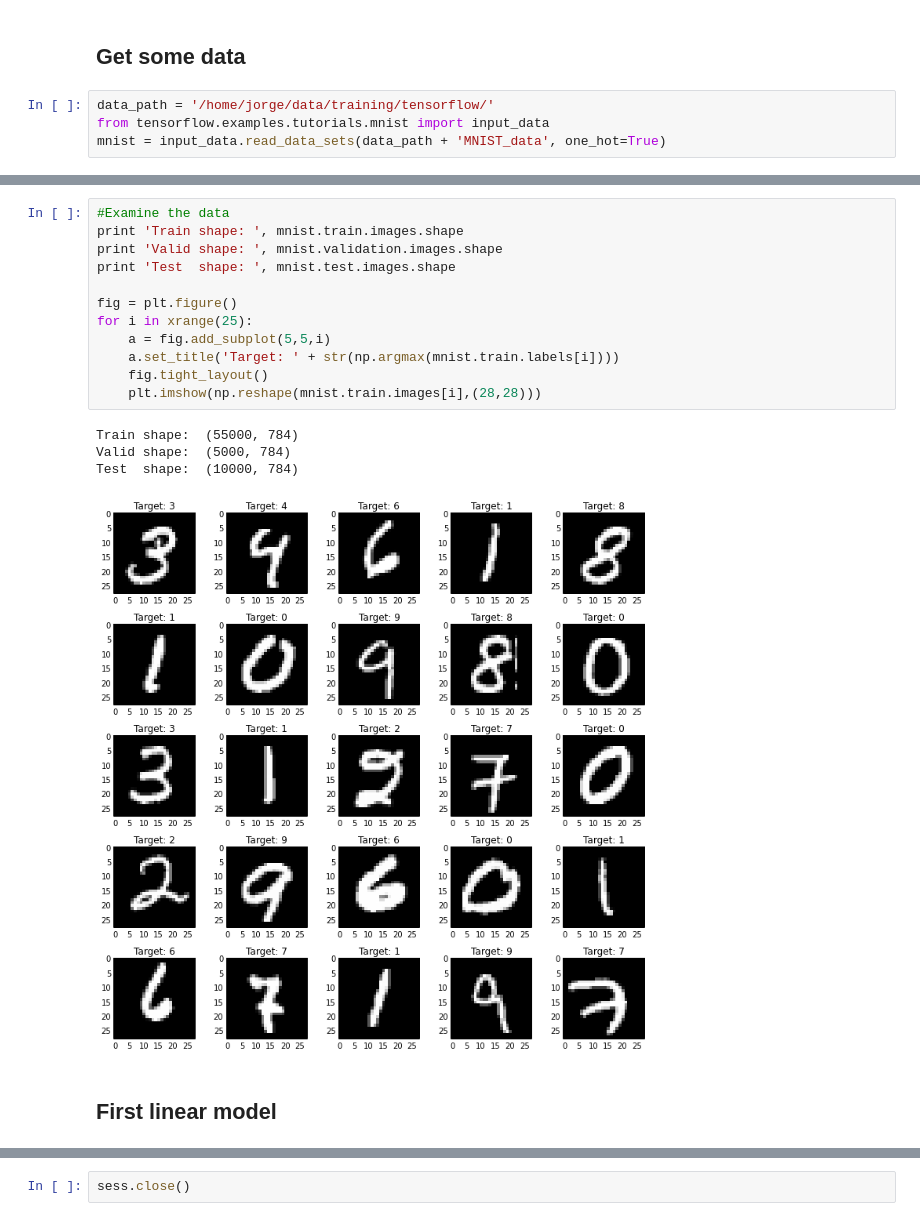
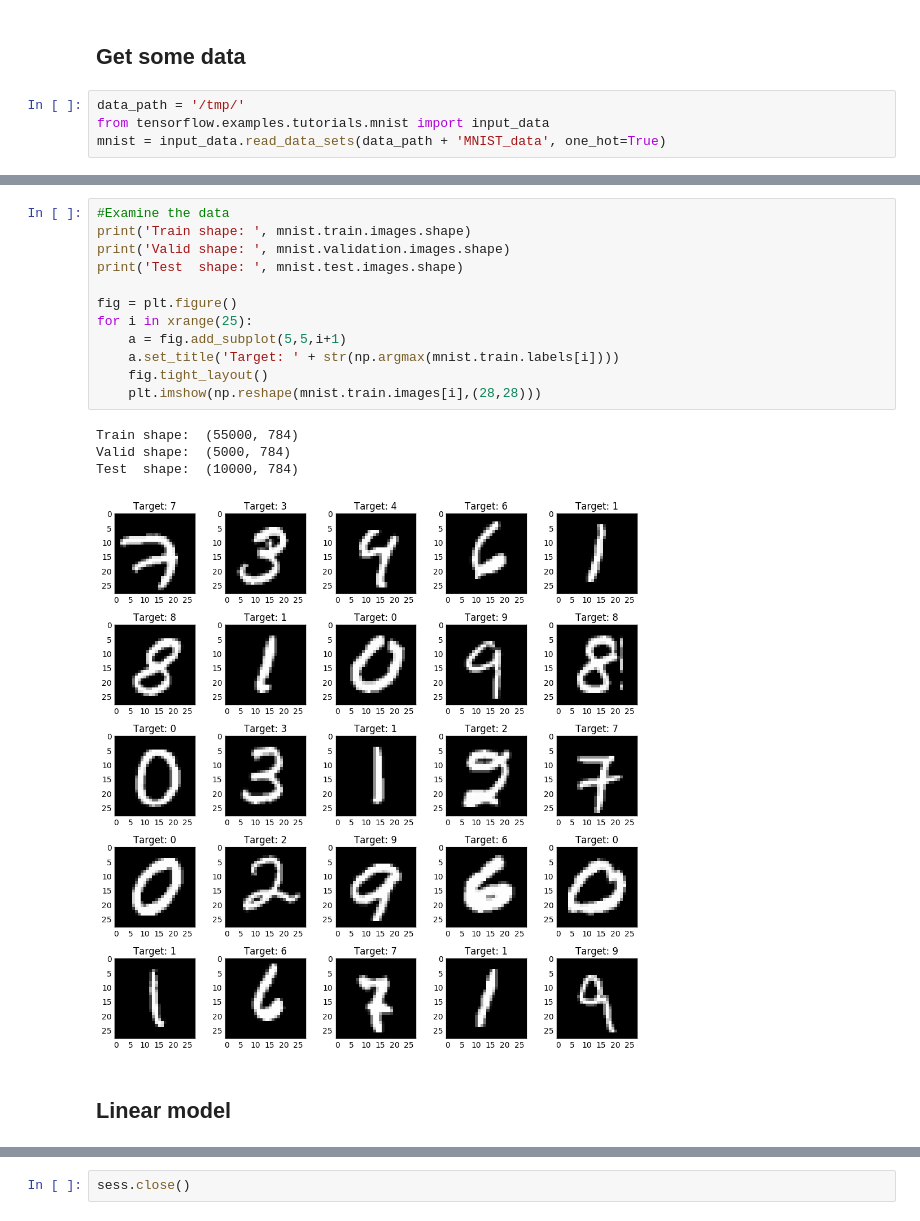
Before and after one commit to edmondzhang82/training, a Jupyter notebook: tensorflow/00 - Intro to tensorflow.ipynb, the cells around one changed output, grey strips where cells are left out. Saved outputs shown, nothing was run; the diff lists cells and outputs as text.

```diff
--- a/tensorflow/00 - Intro to tensorflow.ipynb
+++ b/tensorflow/00 - Intro to tensorflow.ipynb
@@ -17,7 +23,7 @@ plt.rcParams['image.cmap'] = 'gray'  # use grayscale
 # %% [markdown]
 ## Get some data
 # %%
-data_path = '/home/jorge/data/training/tensorflow/'
+data_path = '/tmp/'
 from tensorflow.examples.tutorials.mnist import input_data
 mnist = input_data.read_data_sets(data_path + 'MNIST_data', one_hot=True)
 # %% [output]
@@ -32,22 +34,22 @@ Extracting /home/jorge/data/training/tensorflow/MNIST_data/t10k-labels-idx1-ubyt
 # %%
 #Examine the data
-print 'Train shape: ', mnist.train.images.shape
-print 'Valid shape: ', mnist.validation.images.shape
-print 'Test  shape: ', mnist.test.images.shape
+print('Train shape: ', mnist.train.images.shape)
+print('Valid shape: ', mnist.validation.images.shape)
+print('Test  shape: ', mnist.test.images.shape)
 
 fig = plt.figure()
 for i in xrange(25):
-    a = fig.add_subplot(5,5,i)
+    a = fig.add_subplot(5,5,i+1)
     a.set_title('Target: ' + str(np.argmax(mnist.train.labels[i])))
     fig.tight_layout()
     plt.imshow(np.reshape(mnist.train.images[i],(28,28)))
 # %% [output]
 Train shape:  (55000, 784)
 Valid shape:  (5000, 784)
 Test  shape:  (10000, 784)
-[figure, old version]
+[figure, new version]
 # %% [markdown]
-## First linear model
+## Linear model
 # %%
 # Start an interactive session
 sess = tf.InteractiveSession()
```
Also changed, not shown: parts of 25 cells of this notebook, 5 other files.
